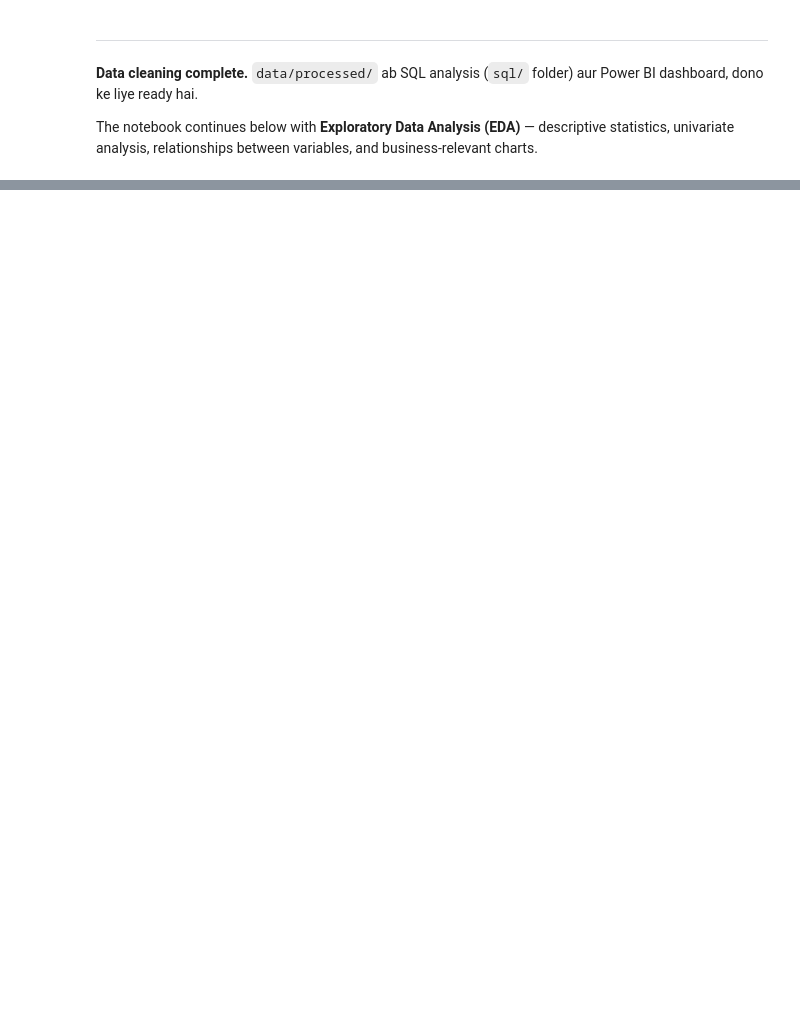
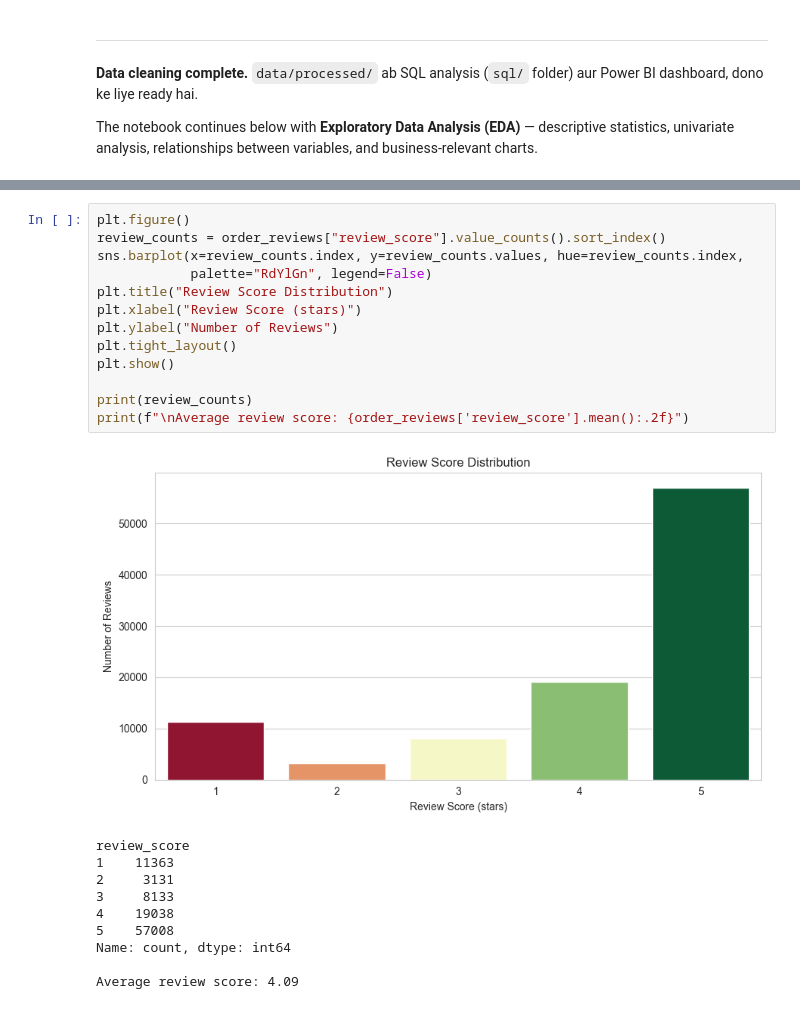
Before and after one commit to shivansh5317/ecommerce-customer-sales-intelligence, a Jupyter notebook: notebooks/01_eda.ipynb, the cells around one changed output, grey strips where cells are left out. Saved outputs shown, nothing was run; the diff lists cells and outputs as text; blank space fills up the shorter version.

```diff
--- a/notebooks/01_eda.ipynb
+++ b/notebooks/01_eda.ipynb
@@ -599,0 +690,24 @@ univariate analysis, relationships between variables, and business-relevant char
+# %%
+plt.figure()
+review_counts = order_reviews["review_score"].value_counts().sort_index()
+sns.barplot(x=review_counts.index, y=review_counts.values, hue=review_counts.index,
+            palette="RdYlGn", legend=False)
+plt.title("Review Score Distribution")
+plt.xlabel("Review Score (stars)")
+plt.ylabel("Number of Reviews")
+plt.tight_layout()
+plt.show()
+
+print(review_counts)
+print(f"\nAverage review score: {order_reviews['review_score'].mean():.2f}")
+# %% [output]
+[figure, added]
+review_score
+1    11363
+2     3131
+3     8133
+4    19038
+5    57008
+Name: count, dtype: int64
+
+Average review score: 4.09
```
Also changed, not shown: parts of 24 cells of this notebook.
